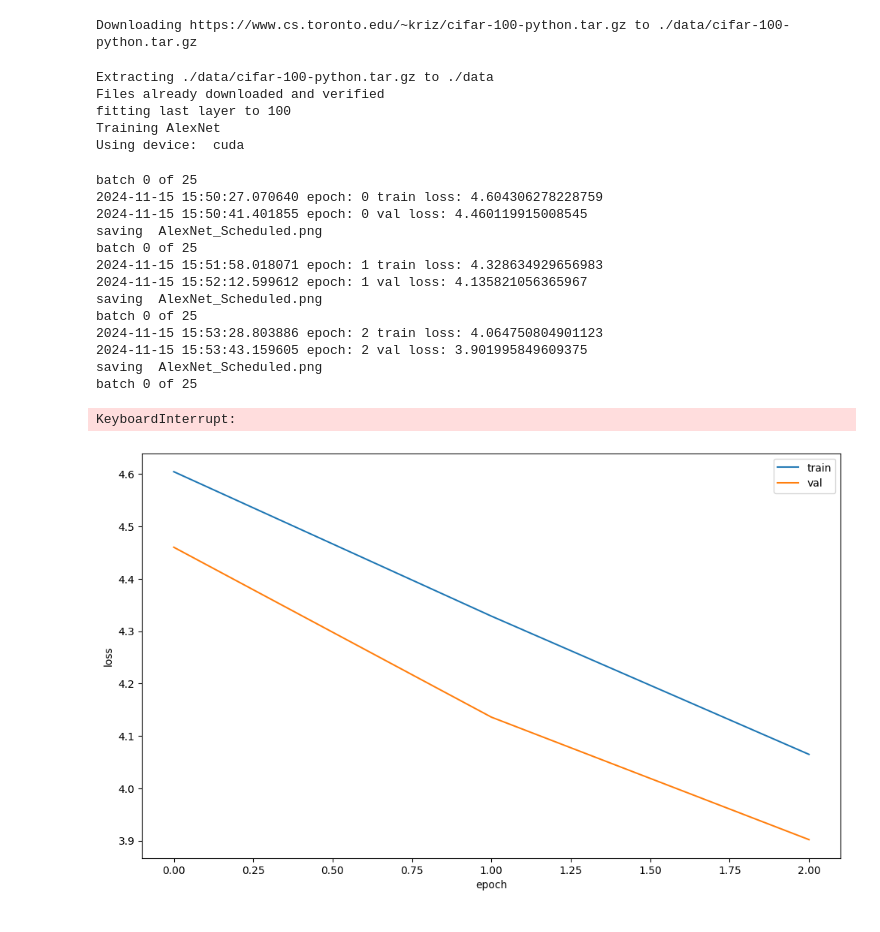
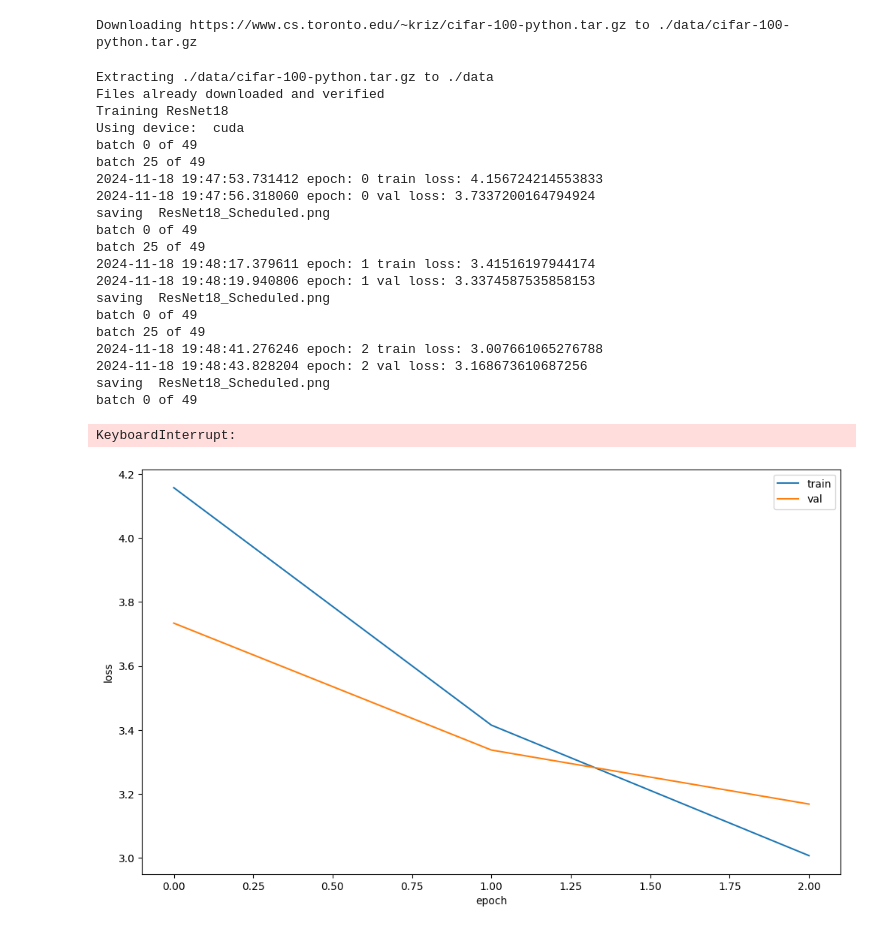
Before and after one commit to eparly/Labs, a Jupyter notebook: Lab3/train.ipynb, the cells around one changed output. Cells and saved outputs as stored; diff of their text form; code cells hidden in the pictures.

```diff
--- a/Lab3/train.ipynb
+++ b/Lab3/train.ipynb
@@ -7,7 +7,7 @@ from torchvision import datasets, transforms, models
 import matplotlib.pyplot as plt
 
 # Load CIFAR100 Dataset with fine labels
-transform = transforms.Compose([transforms.Resize(224), transforms.RandomHorizontalFlip(), transforms.ToTensor(), transforms.Normalize((0.507, 0.487, 0.441), (0.267, 0.256, 0.276))])
+transform = transforms.Compose([transforms.ToTensor(), transforms.Normalize((0.507, 0.487, 0.441), (0.267, 0.256, 0.276))])
 train_dataset = datasets.CIFAR100(root='./data', train=True, download=True, transform=transform)
 test_dataset = datasets.CIFAR100(root='./data', train=False, download=True, transform=transform)
 
@@ -15,9 +15,9 @@ test_dataset = datasets.CIFAR100(root='./data', train=False, download=True, tran
 # train_size = int(0.8 * len(train_dataset))
 # val_size = len(train_dataset) - train_size
 # train_data, val_data = torch.utils.data.random_split(train_dataset, [train_size, val_size])
-train_loader = torch.utils.data.DataLoader(train_dataset, batch_size=1024, shuffle=True)
-val_loader = torch.utils.data.DataLoader(test_dataset, batch_size=1024, shuffle=False)
-test_loader = torch.utils.data.DataLoader(test_dataset, batch_size=1024, shuffle=False)
+train_loader = torch.utils.data.DataLoader(train_dataset, batch_size=4096, shuffle=True)
+val_loader = torch.utils.data.DataLoader(test_dataset, batch_size=4096, shuffle=False)
+test_loader = torch.utils.data.DataLoader(test_dataset, batch_size=4096, shuffle=False)
 
 
 device = torch.device("cuda" if torch.cuda.is_available() else "cpu")
@@ -25,24 +25,24 @@ device = torch.device("cuda" if torch.cuda.is_available() else "cpu")
 
 # Define models
 models_dict = {
-    'AlexNet': models.alexnet(),
+    # 'AlexNet': models.alexnet(weights=None, num_classes=100),
     # 'VGG16': models.vgg16(),
-    # 'ResNet18': models.resnet18()
+    'ResNet18': models.resnet18(weights=None, num_classes=100)
 }
 
 # Modify the classifiers to output 100 classes for CIFAR100
-for model_name, model in models_dict.items():
-    if model_name == 'AlexNet' or model_name == 'VGG16':
-      print('fitting last layer to 100')
-      model.classifier[-1] = nn.Linear(model.classifier[-1].in_features, 100)
-    elif model_name == 'ResNet18':
-      model.fc = nn.Linear(model.fc.in_features, 100)
+# for model_name, model in models_dict.items():
+#     if model_name == 'AlexNet' or model_name == 'VGG16':
+#       print('fitting last layer to 100')
+#       model.classifier[-1] = nn.Linear(model.classifier[-1].in_features, 100)
+#     elif model_name == 'ResNet18':
+#       model.fc = nn.Linear(model.fc.in_features, 100)
 
 # Training function
 def train(model, device, train_loader, val_loader, num_epochs, checkpoint_epochs, save_file=None, plot_file=None):
     criterion = nn.CrossEntropyLoss()
-    optimizer = optim.Adam(model.parameters(), lr=1e-3)
-    scheduler = torch.optim.lr_scheduler.ReduceLROnPlateau(optimizer, mode='min', factor=0.1, patience=5, verbose=True)
+    optimizer = optim.SGD(model.parameters(), lr=0.01, momentum=0.9)
+    scheduler = optim.lr_scheduler.ReduceLROnPlateau(optimizer, 'min')
     train_losses, val_losses = [], []
 
     for epoch in range(num_epochs):
@@ -117,47 +117,49 @@ def test(model, test_loader, top_k):
             top5_errors += (pred_top5 == labels.view(-1, 1)).sum().item()
 
     total_samples = len(test_loader.dataset)
     top1_error_rate = top1_errors / total_samples
     top5_error_rate = (total_samples - top5_errors) / total_samples
     return top1_error_rate, top5_error_rate
 
 # Run the process for each model
 checkpoint_epochs = [5, 50]  # Modify '50' to the desired full convergence epoch count
 results = {}
 for model_name, model in models_dict.items():
     print(f"Training {model_name}")
     print('Using device: ', device)
     model = model.to(device)
     train_losses, val_losses = train(model, device, train_loader, val_loader, num_epochs=50, checkpoint_epochs=checkpoint_epochs, save_file=f"{model_name}_Scheduled.pth", plot_file=f"{model_name}_Scheduled.png")
 
     # Test both checkpoints
     for epoch in checkpoint_epochs:
         model.load_state_dict(torch.load(f"{model_name}_epoch_{epoch}.pth"))
         top1, top5 = test(model, test_loader, top_k=5)
         results[f"{model_name}_epoch_{epoch}"] = {"top1_error": top1, "top5_error": top5}
         print(f"{model_name} Epoch {epoch} - Top-1 Error: {top1}, Top-5 Error: {top5}")
 
 # Save or print final results
 print("Final results:", results)
 # %% [output]
 Downloading https://www.cs.toronto.edu/~kriz/cifar-100-python.tar.gz to ./data/cifar-100-python.tar.gz
 Extracting ./data/cifar-100-python.tar.gz to ./data
 Files already downloaded and verified
-fitting last layer to 100
-Training AlexNet
+Training ResNet18
 Using device:  cuda
+batch 0 of 49
+batch 25 of 49
+2024-11-18 19:47:53.731412 epoch: 0 train loss: 4.156724214553833
+2024-11-18 19:47:56.318060 epoch: 0 val loss: 3.7337200164794924
+saving  ResNet18_Scheduled.png
+batch 0 of 49
+batch 25 of 49
+2024-11-18 19:48:17.379611 epoch: 1 train loss: 3.41516197944174
+2024-11-18 19:48:19.940806 epoch: 1 val loss: 3.3374587535858153
+saving  ResNet18_Scheduled.png
+batch 0 of 49
+batch 25 of 49
+2024-11-18 19:48:41.276246 epoch: 2 train loss: 3.007661065276788
+2024-11-18 19:48:43.828204 epoch: 2 val loss: 3.168673610687256
+saving  ResNet18_Scheduled.png
+batch 0 of 49
-batch 0 of 25
-2024-11-15 15:50:27.070640 epoch: 0 train loss: 4.604306278228759
-2024-11-15 15:50:41.401855 epoch: 0 val loss: 4.460119915008545
-saving  AlexNet_Scheduled.png
-batch 0 of 25
-2024-11-15 15:51:58.018071 epoch: 1 train loss: 4.328634929656983
-2024-11-15 15:52:12.599612 epoch: 1 val loss: 4.135821056365967
-saving  AlexNet_Scheduled.png
-batch 0 of 25
-2024-11-15 15:53:28.803886 epoch: 2 train loss: 4.064750804901123
-2024-11-15 15:53:43.159605 epoch: 2 val loss: 3.901995849609375
-saving  AlexNet_Scheduled.png
-batch 0 of 25
+KeyboardInterrupt:
-KeyboardInterrupt:
-[figure, old version]
+[figure, new version]
```
